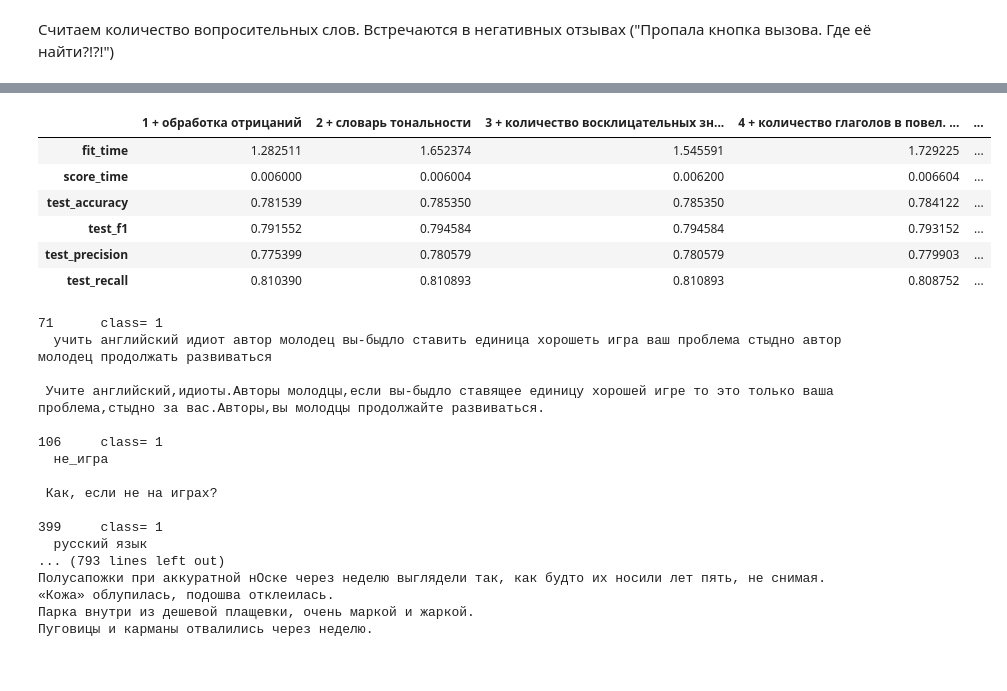
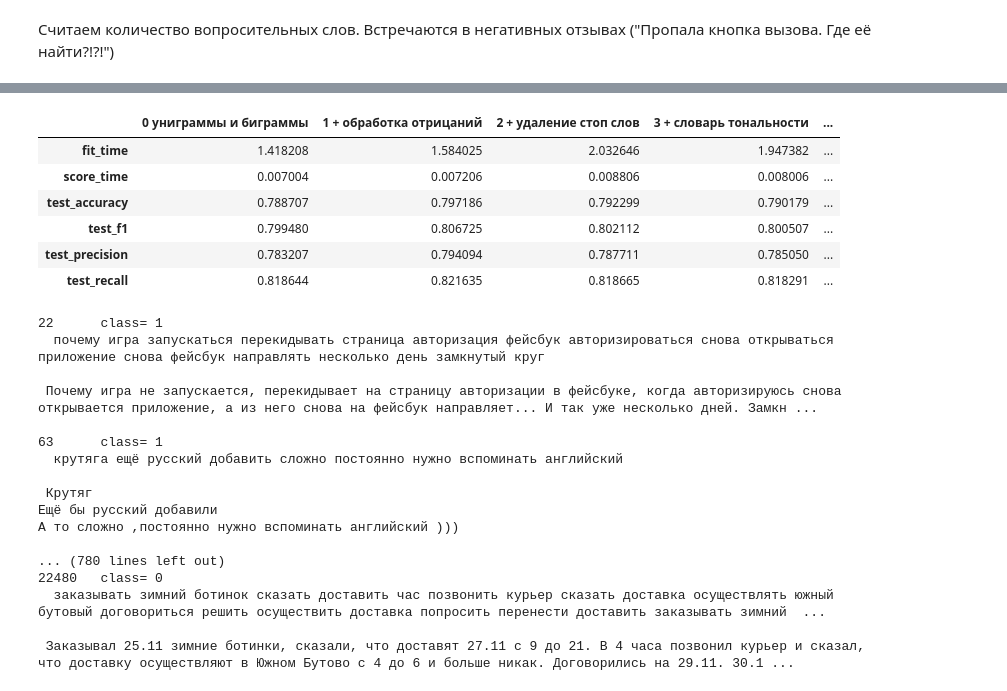
Before and after one commit to dayannn/sentiments, a Jupyter notebook: Sent2.ipynb, the cells around one changed output, grey strips where cells are left out. Saved outputs shown, nothing was run; the diff lists cells and outputs as text; code cells hidden in the pictures.

```diff
--- a/Sent2.ipynb
+++ b/Sent2.ipynb
@@ -711,16 +823,16 @@ initial_revs['imps'] = [getImperatives(line) for line in initial_revs.content]
 # %%
-tone[:,2] = list(initial_revs['imps'])
+tone[:,2] = list(initial_left_revs['imps'])
 
 for i in range(tone.shape[1]):
     tone[:, i] = tone[:, i] - tone[:, i].min()
     tone[:, i] = tone[:, i] /tone[:, i].max()
 # %%
-train = sparse.csr_matrix(np.hstack((cvect_uni_bi_neg.todense(), tone[:, 0:2])))
+train = sparse.csr_matrix(np.hstack((cvect_uni_bi_neg_stop.todense(), tone[:, 0:2])))
 
-scores1_imper_num = pd.DataFrame(cross_validate(clf_svm, train, revs_norm_neg.rating, scoring=scoring, cv=5, return_train_score=False))
-scores2_imper_num = pd.DataFrame(cross_validate(clf_rf, train, revs_norm_neg.rating, scoring=scoring, cv=5, return_train_score=False))
-scores3_imper_num = pd.DataFrame(cross_validate(clf_lr, train, revs_norm_neg.rating, scoring=scoring, cv=5, return_train_score=False))
-scores4_imper_num = pd.DataFrame(cross_validate(clf_nb, train, revs_norm_neg.rating, scoring=scoring, cv=5, return_train_score=False))
+scores1_imper_num = pd.DataFrame(cross_validate(clf_svm, train, revs_norm_neg_stop.rating, scoring=scoring, cv=5, return_train_score=False))
+scores2_imper_num = pd.DataFrame(cross_validate(clf_rf, train, revs_norm_neg_stop.rating, scoring=scoring, cv=5, return_train_score=False))
+scores3_imper_num = pd.DataFrame(cross_validate(clf_lr, train, revs_norm_neg_stop.rating, scoring=scoring, cv=5, return_train_score=False))
+scores4_imper_num = pd.DataFrame(cross_validate(clf_nb, train, revs_norm_neg_stop.rating, scoring=scoring, cv=5, return_train_score=False))
 # %%
 scores_imper_num = pd.DataFrame({
     "SVM" : scores1_imper_num.mean(),
@@ -745,7 +857,7 @@ scores_imper_num
 # %%
 interrogative_words = ["где", "как", "зачем", "почему", "какой"]
 
-for i, text in enumerate(norm_texts_neg_splitted):
+for i, text in enumerate(norm_texts_neg_stop_splitted):
     count = 0
     for j, word in enumerate(text):
         if (word in interrogative_words):
@@ -762,10 +870,10 @@ cvect_uni_bi_neg.shape
 # %%
-train = sparse.csr_matrix(np.hstack((cvect_uni_bi_neg.todense(), tone[:, 0:3])))
+train = sparse.csr_matrix(np.hstack((cvect_uni_bi_neg_stop.todense(), tone[:, 0:3])))
 
-scores1_interr_num = pd.DataFrame(cross_validate(clf_svm, train, revs_norm_neg.rating, scoring=scoring, cv=5, return_train_score=False))
-scores2_interr_num = pd.DataFrame(cross_validate(clf_rf, train, revs_norm_neg.rating, scoring=scoring, cv=5, return_train_score=False))
-scores3_interr_num = pd.DataFrame(cross_validate(clf_lr, train, revs_norm_neg.rating, scoring=scoring, cv=5, return_train_score=False))
-scores4_interr_num = pd.DataFrame(cross_validate(clf_nb, train, revs_norm_neg.rating, scoring=scoring, cv=5, return_train_score=False))
+scores1_interr_num = pd.DataFrame(cross_validate(clf_svm, train, revs_norm_neg_stop.rating, scoring=scoring, cv=5, return_train_score=False))
+scores2_interr_num = pd.DataFrame(cross_validate(clf_rf, train, revs_norm_neg_stop.rating, scoring=scoring, cv=5, return_train_score=False))
+scores3_interr_num = pd.DataFrame(cross_validate(clf_lr, train, revs_norm_neg_stop.rating, scoring=scoring, cv=5, return_train_score=False))
+scores4_interr_num = pd.DataFrame(cross_validate(clf_nb, train, revs_norm_neg_stop.rating, scoring=scoring, cv=5, return_train_score=False))
 # %%
 scores_interr_num = pd.DataFrame({
     "SVM" : scores1_interr_num.mean(),
@@ -853,43 +957,45 @@ result_metrics_rf
 # %%
 result_metrics_lr = pd.DataFrame({
+    "0 униграммы и биграммы" : scores_uni_bi['Linear regression'],
     "1 + обработка отрицаний" : scores_uni_bi_neg['Linear regression'],
-    "2 + словарь тональности" : scores_tone_dict['Linear regression'],
-    "3 + количество восклицательных знаков" : scores_excl_num['Linear regression'],
-    "4 + количество глаголов в повел. накл." : scores_imper_num['Linear regression'],
-    "5 + количество вопросительных слов" : scores_interr_num['Linear regression']
+    "2 + удаление стоп слов" : scores_uni_bi_neg_stop['Linear regression'],
+    "3 + словарь тональности" : scores_tone_dict['Linear regression'],
+    "4 + количество восклицательных знаков" : scores_excl_num['Linear regression'],
+    "5 + количество глаголов в повел. накл." : scores_imper_num['Linear regression'],
+    "6 + количество вопросительных слов" : scores_interr_num['Linear regression']
 
 })
 
 result_metrics_lr
 # %% [output]
-|  | 1 + обработка отрицаний | 2 + словарь тональности | 3 + количество восклицательных зн... | 4 + количество глаголов в повел. ... | ... |
-| fit_time | 1.282511 | 1.652374 | 1.545591 | 1.729225 | ... |
-| score_time | 0.006000 | 0.006004 | 0.006200 | 0.006604 | ... |
-| test_accuracy | 0.781539 | 0.785350 | 0.785350 | 0.784122 | ... |
-| test_f1 | 0.791552 | 0.794584 | 0.794584 | 0.793152 | ... |
-| test_precision | 0.775399 | 0.780579 | 0.780579 | 0.779903 | ... |
-| test_recall | 0.810390 | 0.810893 | 0.810893 | 0.808752 | ... |
+|  | 0 униграммы и биграммы | 1 + обработка отрицаний | 2 + удаление стоп слов | 3 + словарь тональности | ... |
+| fit_time | 1.418208 | 1.584025 | 2.032646 | 1.947382 | ... |
+| score_time | 0.007004 | 0.007206 | 0.008806 | 0.008006 | ... |
+| test_accuracy | 0.788707 | 0.797186 | 0.792299 | 0.790179 | ... |
+| test_f1 | 0.799480 | 0.806725 | 0.802112 | 0.800507 | ... |
+| test_precision | 0.783207 | 0.794094 | 0.787711 | 0.785050 | ... |
+| test_recall | 0.818644 | 0.821635 | 0.818665 | 0.818291 | ... |
 # %%
-X_train, X_test, y_train, y_test = train_test_split(train, revs_norm_neg.rating, test_size=0.1) #random_state = 42
+X_train, X_test, y_train, y_test = train_test_split(train, revs_norm_neg_stop.rating, test_size=0.1) #random_state = 42
 classifier = clf_nb.fit(X=X_train, y=y_train)
 y_pred = classifier.predict(X_test)
 
 print_wrong_class (y_test, y_pred)
 # %% [output]
-71      class= 1
-  учить английский идиот автор молодец вы-быдло ставить единица хорошеть игра ваш проблема стыдно автор молодец продолжать развиваться
+22      class= 1
+  почему игра запускаться перекидывать страница авторизация фейсбук авторизироваться снова открываться приложение снова фейсбук направлять несколько день замкнутый круг
 
- Учите английский,идиоты.Авторы молодцы,если вы-быдло ставящее единицу хорошей игре то это только ваша проблема,стыдно за вас.Авторы,вы молодцы продолжайте развиваться.
+ Почему игра не запускается, перекидывает на страницу авторизации в фейсбуке, когда авторизируюсь снова открывается приложение, а из него снова на фейсбук направляет... И так уже несколько дней. Замкн ...
 
-106     class= 1
-  не_игра
+63      class= 1
+  крутяга ещё русский добавить сложно постоянно нужно вспоминать английский
 
- Как, если не на играх?
+ Крутяг
+Ещё бы русский добавили
+А то сложно ,постоянно нужно вспоминать английский )))
 
-399     class= 1
-  русский язык
-... (793 lines left out)
-Полусапожки при аккуратной нОске через неделю выглядели так, как будто их носили лет пять, не снимая.
-«Кожа» облупилась, подошва отклеилась.
-Парка внутри из дешевой плащевки, очень маркой и жаркой.
-Пуговицы и карманы отвалились через неделю.
+... (780 lines left out)
+22480   class= 0
+  заказывать зимний ботинок сказать доставить час позвонить курьер сказать доставка осуществлять южный бутовый договориться решить осуществить доставка попросить перенести доставить заказывать зимний  ...
+
+ Заказывал 25.11 зимние ботинки, сказали, что доставят 27.11 с 9 до 21. В 4 часа позвонил курьер и сказал, что доставку осуществляют в Южном Бутово с 4 до 6 и больше никак. Договорились на 29.11. 30.1 ...
```
Also changed, not shown: parts of 46 cells of this notebook.
